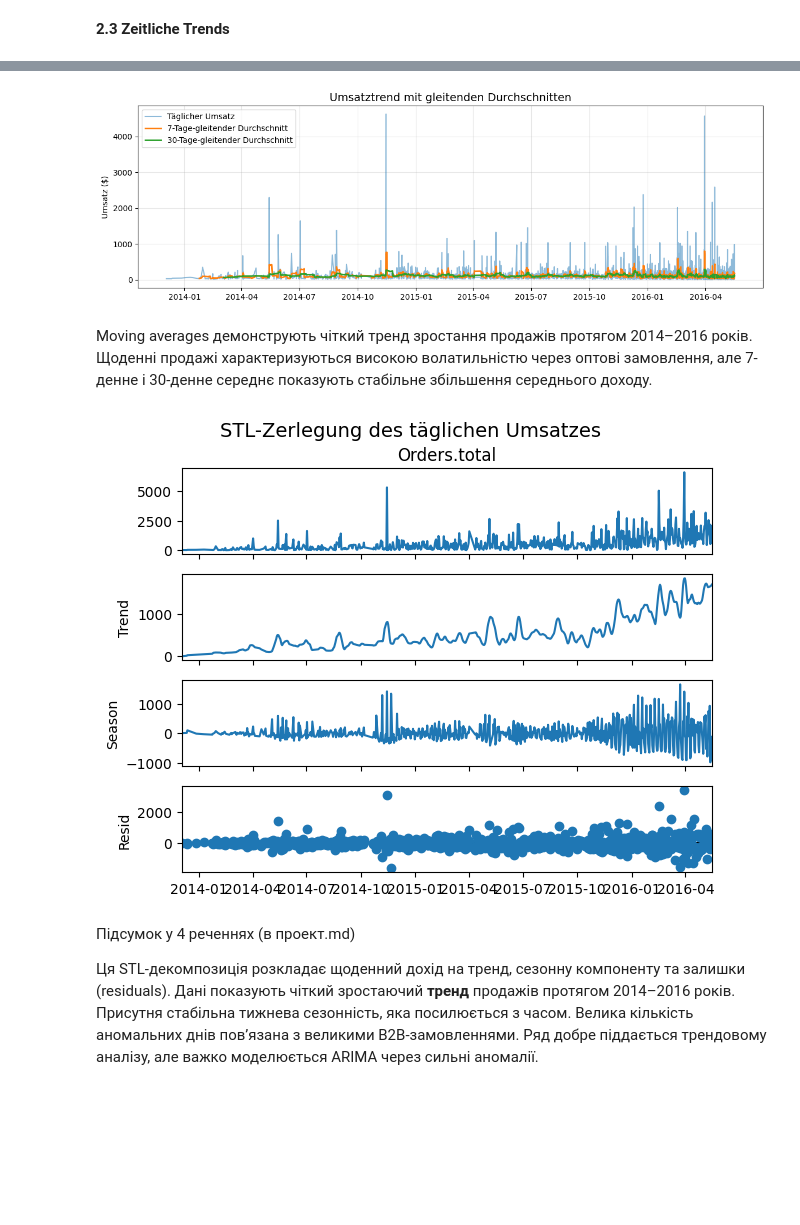
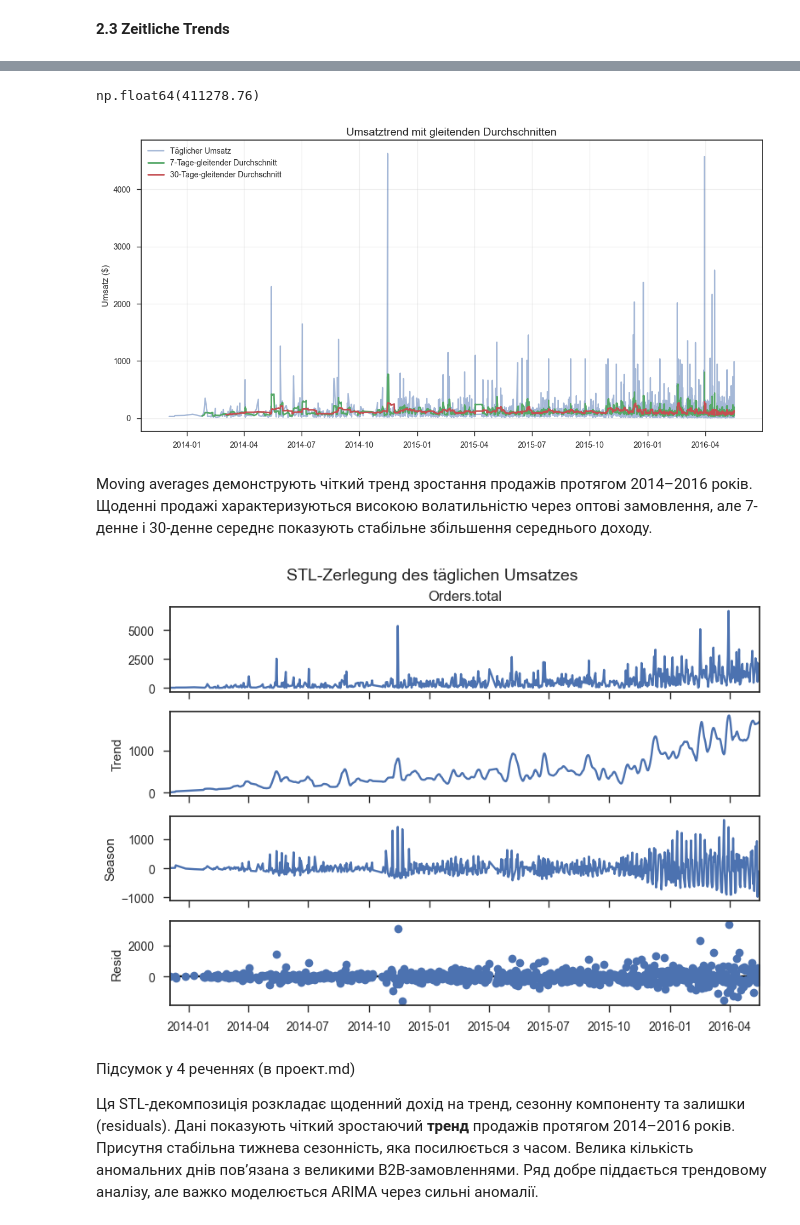
Before and after one commit to data-mosaic/Anna-Project, a Jupyter notebook: notebooks/03_Data_Analysis.ipynb, the cells around one changed output, grey strips where cells are left out. Saved outputs shown, nothing was run; the diff lists cells and outputs as text; code cells hidden in the pictures; blank space fills up the shorter version.

Commit message:
visual & PPP

```diff
--- a/notebooks/03_Data_Analysis.ipynb
+++ b/notebooks/03_Data_Analysis.ipynb
@@ -28,7 +28,9 @@ import textwrap
 
 pd.set_option('display.max_columns', None)
 # %%
-plt.style.use('default')
+#plt.style.use('default')
+plt.style.use("seaborn-v0_8")
+plt.style.use("seaborn-v0_8-ticks")
 # %%
 df = pd.read_csv("../data/clean/aggregate_df.csv")
 
@@ -738,3 +919,16 @@ plt.show()
+# %%
+orders_2013 = df.loc[df['Orders.placed_date'].dt.year == 2013, 'Orders.id'].nunique()
+orders_2013orders_unique = df.drop_duplicates(subset='Orders.id')
+
+total_revenue_all = (
+    orders_unique['Orders.total']
+    .astype(float)
+    .sum()
+)
+
+total_revenue_all
+# %% [output]
+np.float64(411278.76)
 # %%
 df_orders['Orders.placed_date'] = pd.to_datetime(df_orders['Orders.placed_date'])
 
@@ -742,25 +936,25 @@ daily_sales = df_orders.groupby('Orders.placed_date')['Orders.total'].sum().sort
 weekly_sales = df_orders.resample('W', on='Orders.placed_date')['Orders.total'].sum()
 monthly_sales = df_orders.resample('M', on='Orders.placed_date')['Orders.total'].sum()
 # %%
-plt.figure(figsize=(12, 4))
+plt.figure(figsize=(12, 6))
 
 # --- line daily  ---
 plt.plot(daily_sales, label="Täglicher Umsatz", alpha=0.5)
 # --- line 7 day / week ---
 plt.plot(daily_sales.rolling(7).mean(), label="7-Tage-gleitender Durchschnitt", linewidth=2)
 # --- line 30 day / month ---
 plt.plot(daily_sales.rolling(30).mean(), label="30-Tage-gleitender Durchschnitt", linewidth=2)
 
 plt.title("Umsatztrend mit gleitenden Durchschnitten", fontsize=14)
 plt.xlabel("")
 plt.ylabel("Umsatz ($)") #Revenue #дохід
 plt.legend()
 plt.grid(alpha=0.3)
 
 plt.tight_layout()
 plt.show()
 # %% [output]
-[figure, old version]
+[figure, new version]
 # %% [markdown]
 Moving averages демонструють чіткий тренд зростання продажів протягом 2014–2016 років.
 Щоденні продажі характеризуються високою волатильністю через оптові замовлення, але 7-денне і 30-денне середнє показують стабільне збільшення середнього доходу.
@@ -784,7 +978,7 @@ fig.suptitle("STL-Zerlegung des täglichen Umsatzes",
 )
 plt.show()
 # %% [output]
-[figure, old version]
+[figure, new version]
 # %% [markdown]
 Підсумок у 4 реченнях (в проект.md)
 
```
Also changed, not shown: parts of 37 cells of this notebook, 13 other files.
